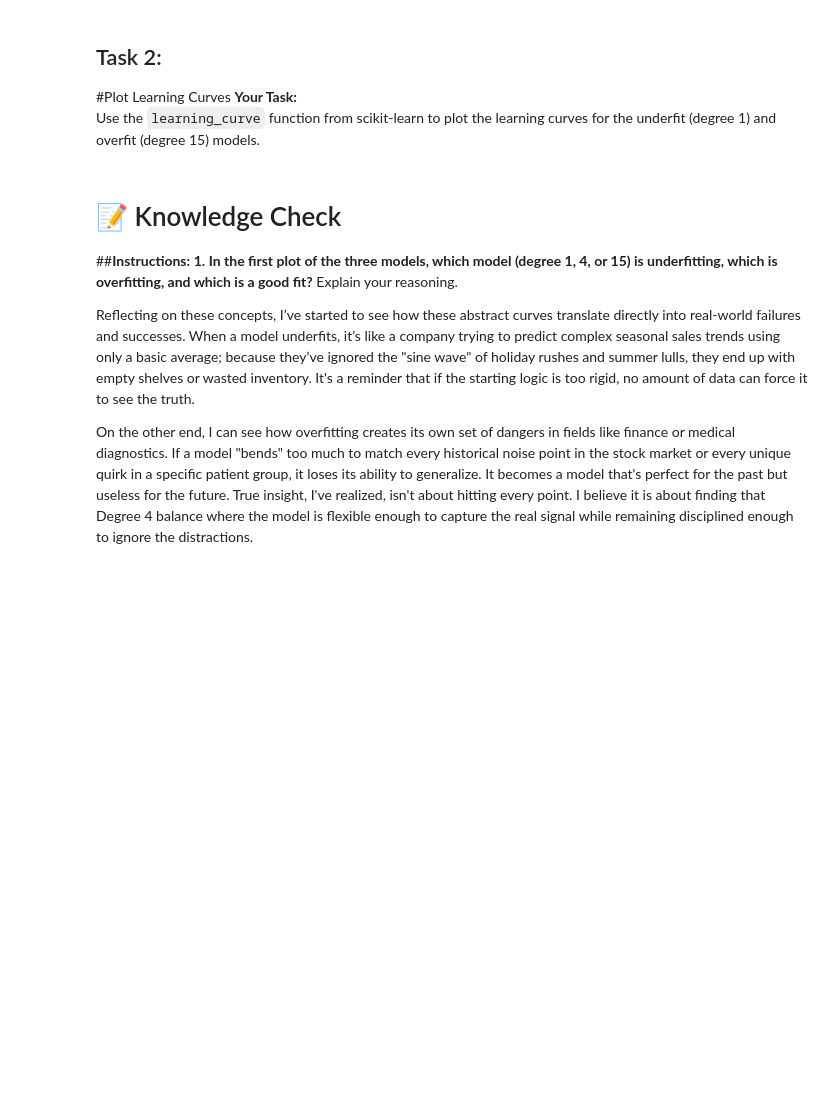
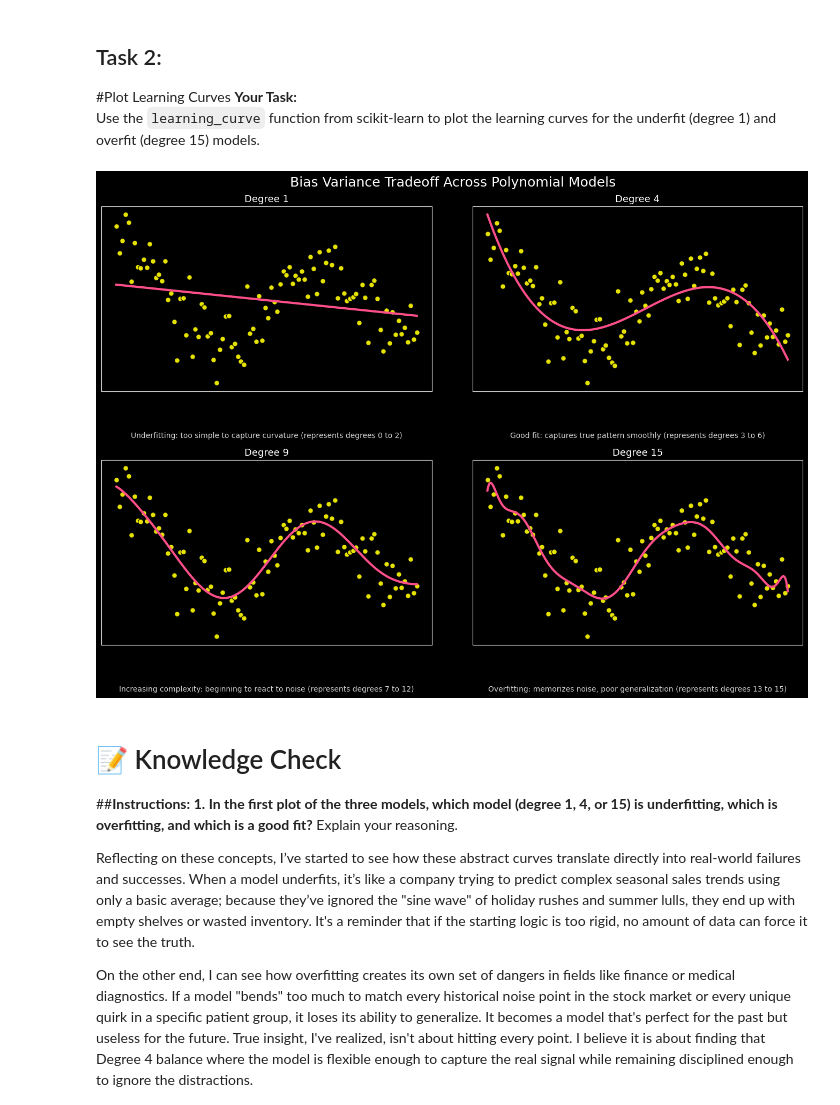
Before and after one commit to mrivassnj-svg/HCC_ITAI_1371_SPR26, a Jupyter notebook: Module_08_Lab_Bias_Variance_Tradeoff.ipynb, the cells around one changed output. Drawn from its saved outputs; the diff is of its cells as text; code cells hidden in the pictures; blank space fills up the shorter version.

```diff
--- a/Module_08_Lab_Bias_Variance_Tradeoff.ipynb
+++ b/Module_08_Lab_Bias_Variance_Tradeoff.ipynb
@@ -242,3 +130,56 @@ _ = widgets.interact(plot_poly, degree=slider)
+# %%
+import numpy as np
+import matplotlib.pyplot as plt
+from sklearn.pipeline import make_pipeline
+from sklearn.preprocessing import PolynomialFeatures
+from sklearn.linear_model import LinearRegression
+
+plt.style.use('dark_background')
+
+selected_degrees = [1, 4, 9, 15]
+
+fig, axes = plt.subplots(2, 2, figsize=(14, 10))
+axes = axes.ravel()
+
+for i, degree in enumerate(selected_degrees):
+    model = make_pipeline(PolynomialFeatures(degree), LinearRegression())
+    model.fit(X, y)
+
+    X_plot = np.linspace(X.min(), X.max(), 1000)[:, np.newaxis]
+    y_pred = model.predict(X_plot)
+
+    ax = axes[i]
+
+    ax.scatter(X, y, color='#fffb00', edgecolors='black', s=50, alpha=0.9)
+    ax.plot(X_plot, y_pred, color='#ff4f8b', linewidth=3)
+
+    ax.set_title(f"Degree {degree}", fontsize=13)
+
+    if degree == 1:
+        desc = "Underfitting: too simple to capture curvature (represents degrees 0 to 2)"
+    elif degree == 4:
+        desc = "Good fit: captures true pattern smoothly (represents degrees 3 to 6)"
+    elif degree == 9:
+        desc = "Increasing complexity: beginning to react to noise (represents degrees 7 to 12)"
+    else:
+        desc = "Overfitting: memorizes noise, poor generalization (represents degrees 13 to 15)"
+
+    ax.text(0.5, -0.25, desc,
+            transform=ax.transAxes,
+            ha='center',
+            fontsize=10,
+            color='lightgray')
+
+    ax.set_xticks([])
+    ax.set_yticks([])
+
+fig.suptitle("Bias Variance Tradeoff Across Polynomial Models",
+             fontsize=18)
+
+plt.tight_layout()
+plt.show()
+# %% [output]
+[figure, added]
 # %% [markdown]
 # 📝 Knowledge Check
 ##**Instructions:**
```
Also changed, not shown: parts of 4 cells of this notebook.
